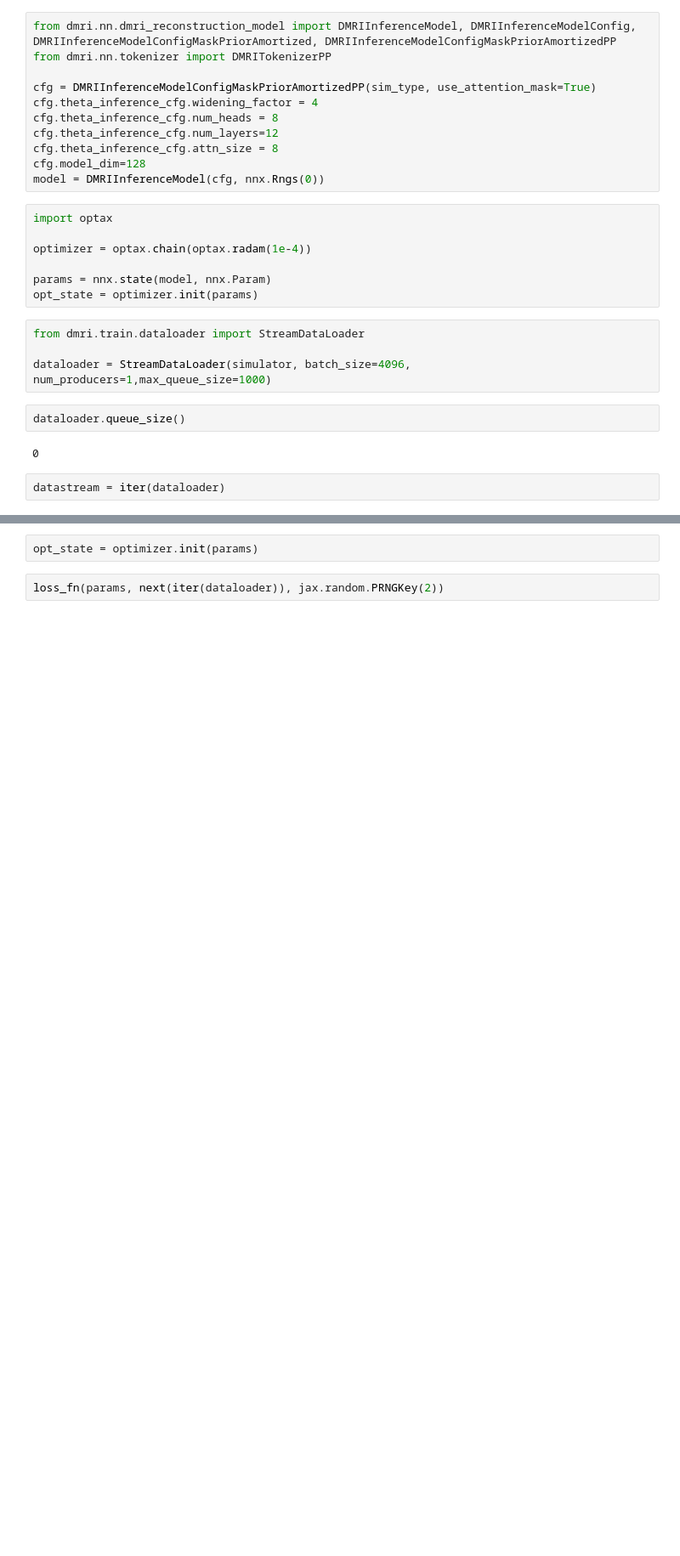
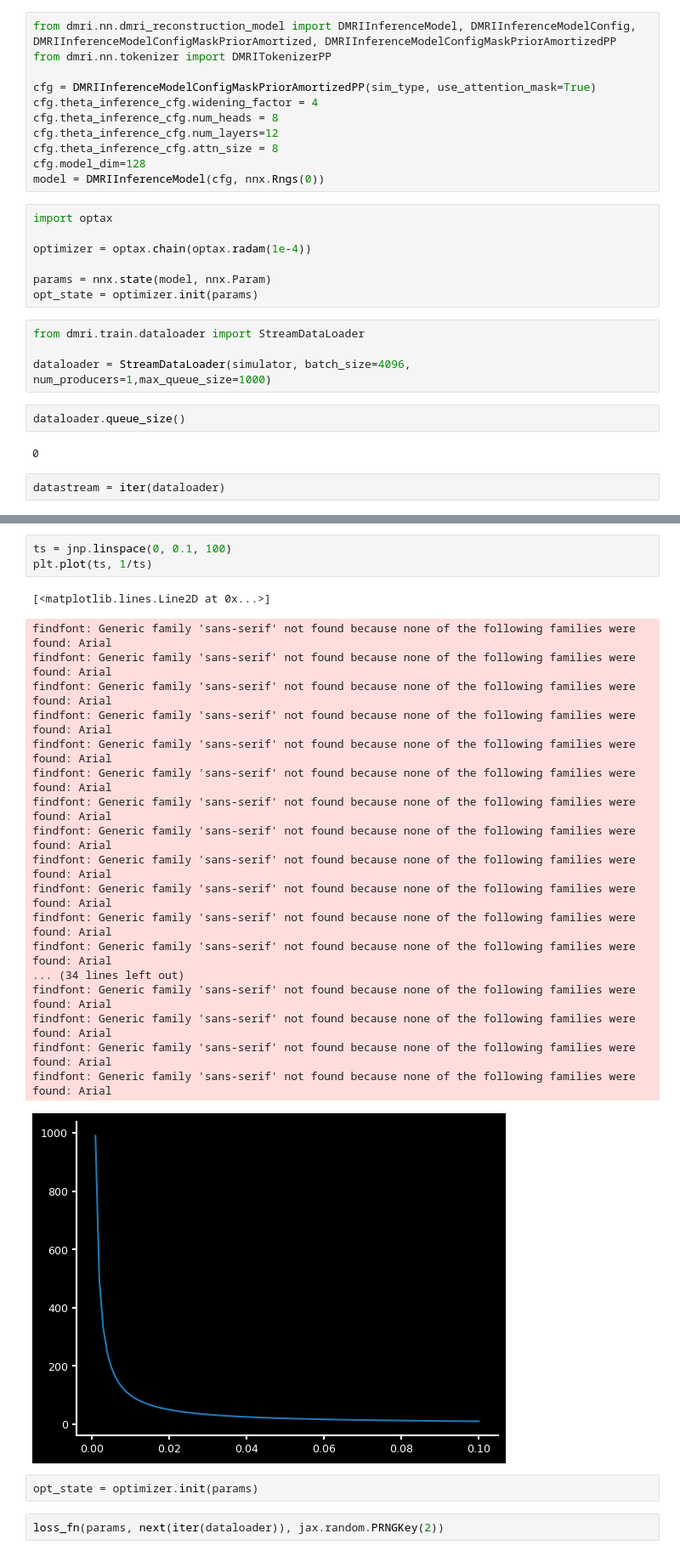
Before and after one commit to mackelab/dmri, a Jupyter notebook: notebooks/new_setting_updated.ipynb, the cells around one changed output, grey strips where cells are left out. Shown at 85% size. Cells and saved outputs as stored; diff of their text form; blank space fills up the shorter version.

```diff
--- a/notebooks/new_setting_updated.ipynb
+++ b/notebooks/new_setting_updated.ipynb
@@ -176,6 +154,29 @@ def update(params, opt_state, data, rng):
     updates, opt_state = optimizer.update(grads, opt_state, params=params)
     new_params = optax.apply_updates(params, updates)
     return new_params, opt_state, loss
+# %%
+ts = jnp.linspace(0, 0.1, 100)
+plt.plot(ts, 1/ts)
+# %% [output]
+[<matplotlib.lines.Line2D at 0x...>]
+findfont: Generic family 'sans-serif' not found because none of the following families were found: Arial
+findfont: Generic family 'sans-serif' not found because none of the following families were found: Arial
+findfont: Generic family 'sans-serif' not found because none of the following families were found: Arial
+findfont: Generic family 'sans-serif' not found because none of the following families were found: Arial
+findfont: Generic family 'sans-serif' not found because none of the following families were found: Arial
+findfont: Generic family 'sans-serif' not found because none of the following families were found: Arial
+findfont: Generic family 'sans-serif' not found because none of the following families were found: Arial
+findfont: Generic family 'sans-serif' not found because none of the following families were found: Arial
+findfont: Generic family 'sans-serif' not found because none of the following families were found: Arial
+findfont: Generic family 'sans-serif' not found because none of the following families were found: Arial
+findfont: Generic family 'sans-serif' not found because none of the following families were found: Arial
+findfont: Generic family 'sans-serif' not found because none of the following families were found: Arial
+... (34 lines left out)
+findfont: Generic family 'sans-serif' not found because none of the following families were found: Arial
+findfont: Generic family 'sans-serif' not found because none of the following families were found: Arial
+findfont: Generic family 'sans-serif' not found because none of the following families were found: Arial
+findfont: Generic family 'sans-serif' not found because none of the following families were found: Arial
+[figure, added]
 # %%
 opt_state = optimizer.init(params)
 # %%
```
Also changed, not shown: parts of 12 cells of this notebook, 10 other files.
